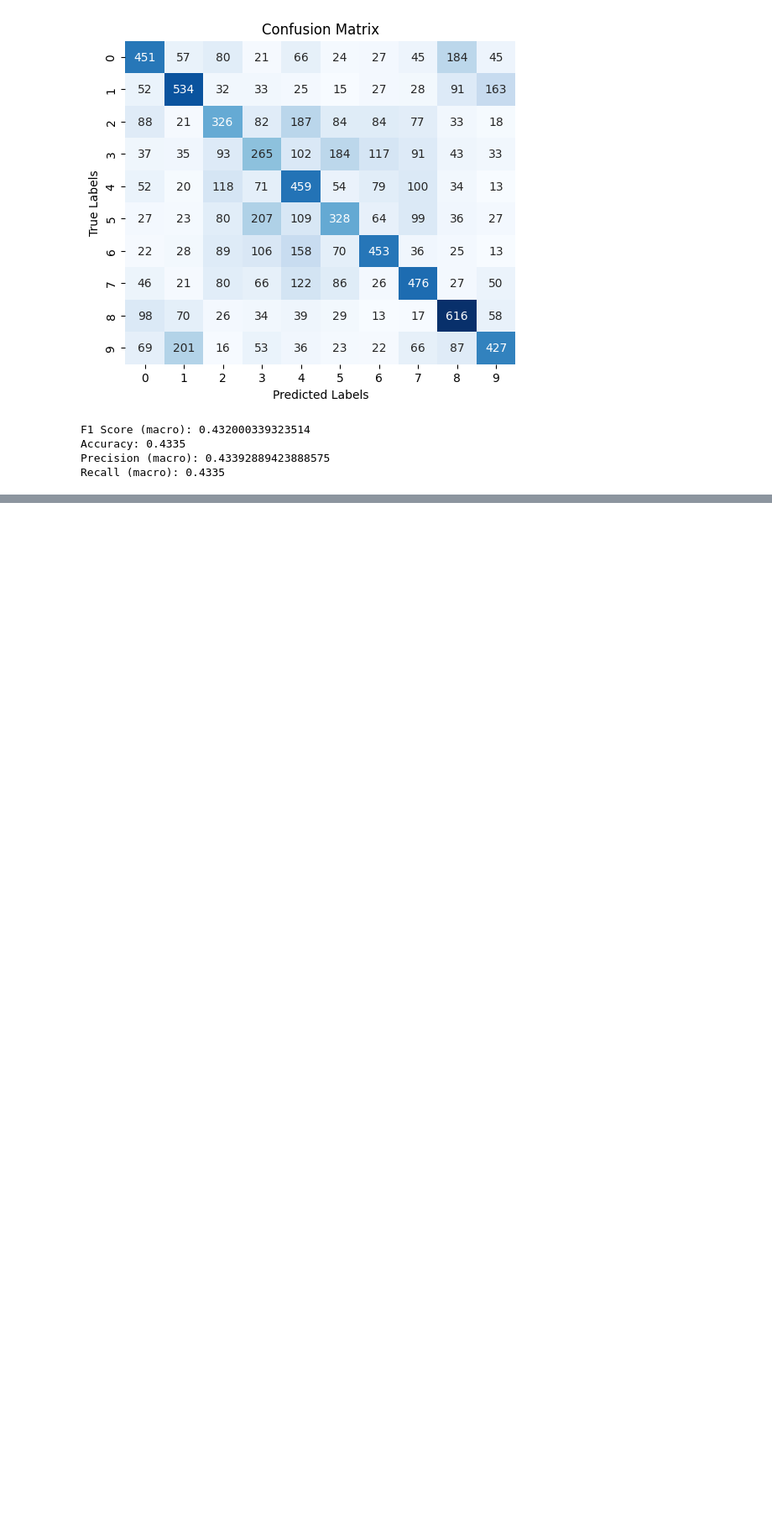
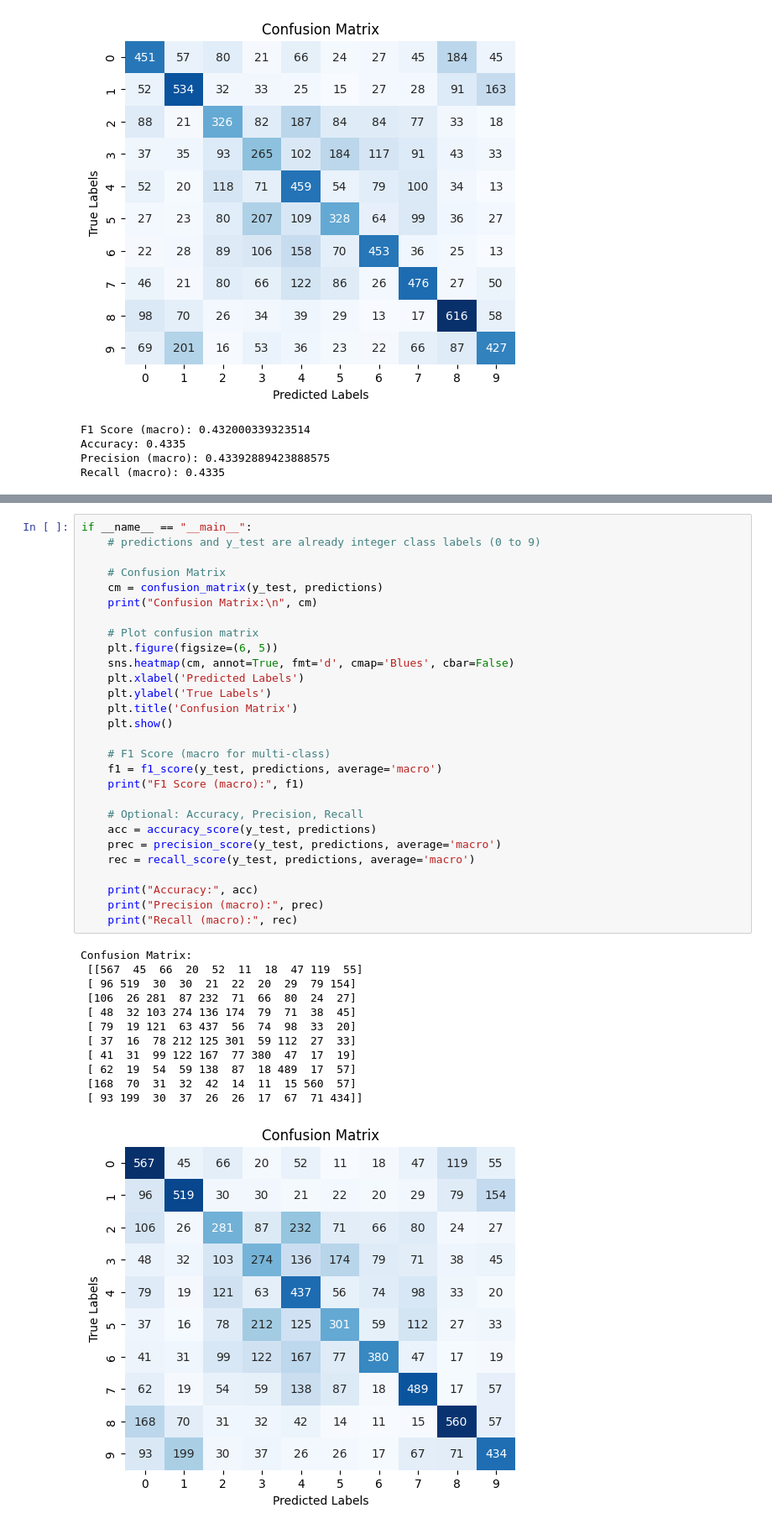
Before and after one commit to Sayed-Hossein-Hosseini/A_Journey_into_the_Depths_of_Neural_Networks, a Jupyter notebook: Diversity_of_Networks_and_Optimizers_for_Progress.ipynb, the cells around one changed output, grey strips where cells are left out. Shown at 84% size. Saved outputs shown, nothing was run; the diff lists cells and outputs as text; blank space fills up the shorter version.

```diff
--- a/Diversity_of_Networks_and_Optimizers_for_Progress.ipynb
+++ b/Diversity_of_Networks_and_Optimizers_for_Progress.ipynb
@@ -415,0 +454,41 @@ Recall (macro): 0.4335
+# %%
+if __name__ == "__main__":
+    # predictions and y_test are already integer class labels (0 to 9)
+
+    # Confusion Matrix
+    cm = confusion_matrix(y_test, predictions)
+    print("Confusion Matrix:\n", cm)
+
+    # Plot confusion matrix
+    plt.figure(figsize=(6, 5))
+    sns.heatmap(cm, annot=True, fmt='d', cmap='Blues', cbar=False)
+    plt.xlabel('Predicted Labels')
+    plt.ylabel('True Labels')
+    plt.title('Confusion Matrix')
+    plt.show()
+
+    # F1 Score (macro for multi-class)
+    f1 = f1_score(y_test, predictions, average='macro')
+    print("F1 Score (macro):", f1)
+
+    # Optional: Accuracy, Precision, Recall
+    acc = accuracy_score(y_test, predictions)
+    prec = precision_score(y_test, predictions, average='macro')
+    rec = recall_score(y_test, predictions, average='macro')
+
+    print("Accuracy:", acc)
+    print("Precision (macro):", prec)
+    print("Recall (macro):", rec)
+# %% [output]
+Confusion Matrix:
+ [[567  45  66  20  52  11  18  47 119  55]
+ [ 96 519  30  30  21  22  20  29  79 154]
+ [106  26 281  87 232  71  66  80  24  27]
+ [ 48  32 103 274 136 174  79  71  38  45]
+ [ 79  19 121  63 437  56  74  98  33  20]
+ [ 37  16  78 212 125 301  59 112  27  33]
+ [ 41  31  99 122 167  77 380  47  17  19]
+ [ 62  19  54  59 138  87  18 489  17  57]
+ [168  70  31  32  42  14  11  15 560  57]
+ [ 93 199  30  37  26  26  17  67  71 434]]
+[figure, added]
```
Also changed, not shown: parts of 8 cells of this notebook.
